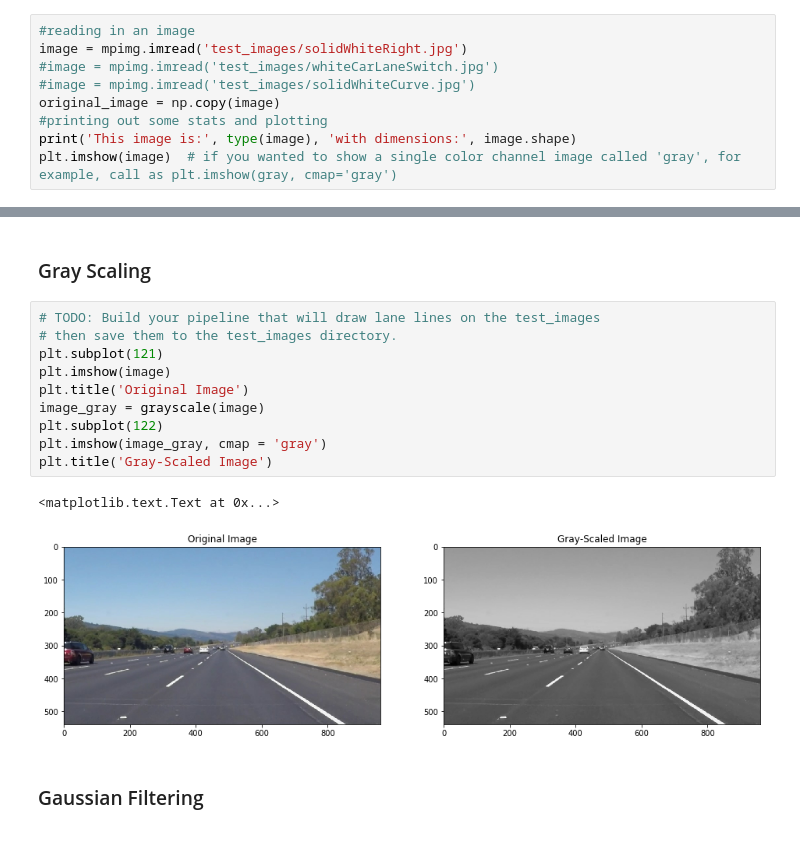
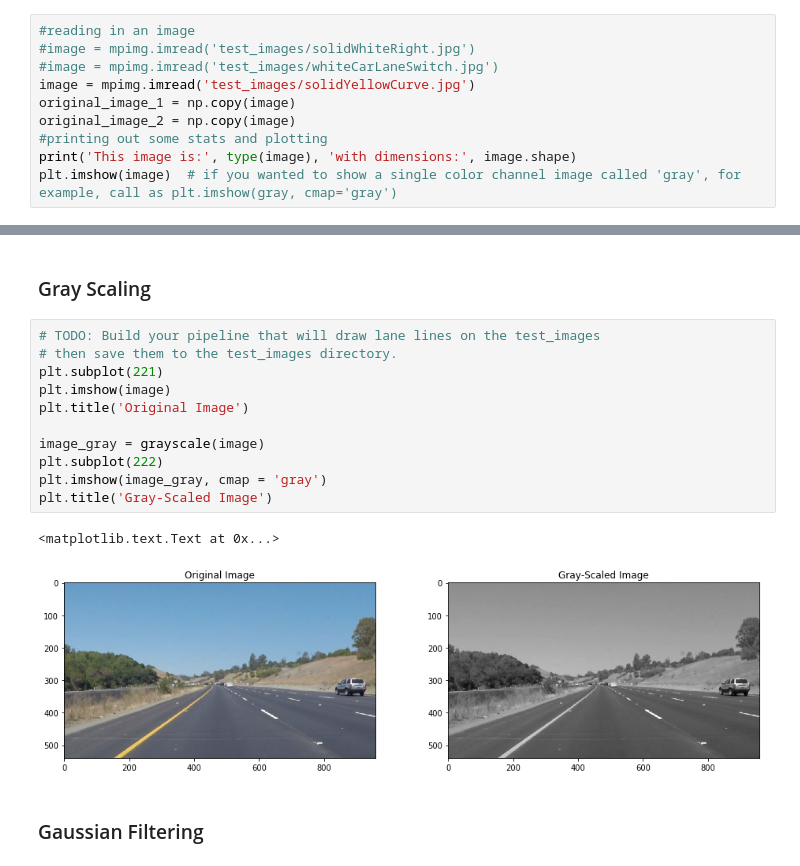
Before and after one commit to tmaandi/Lane-Lines-Identification, a Jupyter notebook: P1.ipynb, the cells around one changed output, grey strips where cells are left out. Saved outputs shown, nothing was run; the diff lists cells and outputs as text.

```diff
--- a/P1.ipynb
+++ b/P1.ipynb
@@ -53,10 +53,11 @@ mpl.rcParams['figure.figsize'] = [16,9]
 ## Read in an Image
 # %%
 #reading in an image
-image = mpimg.imread('test_images/solidWhiteRight.jpg')
+#image = mpimg.imread('test_images/solidWhiteRight.jpg')
 #image = mpimg.imread('test_images/whiteCarLaneSwitch.jpg')
-#image = mpimg.imread('test_images/solidWhiteCurve.jpg')
-original_image = np.copy(image)
+image = mpimg.imread('test_images/solidYellowCurve.jpg')
+original_image_1 = np.copy(image)
+original_image_2 = np.copy(image)
 #printing out some stats and plotting
 print('This image is:', type(image), 'with dimensions:', image.shape)
 plt.imshow(image)  # if you wanted to show a single color channel image called 'gray', for example, call as plt.imshow(gray, cmap='gray')
@@ -201,16 +202,17 @@ Try tuning the various parameters, especially the low and high Canny thresholds
 # %%
 # TODO: Build your pipeline that will draw lane lines on the test_images
 # then save them to the test_images directory.
-plt.subplot(121)
+plt.subplot(221)
 plt.imshow(image)
 plt.title('Original Image')
+
 image_gray = grayscale(image)
-plt.subplot(122)
+plt.subplot(222)
 plt.imshow(image_gray, cmap = 'gray')
 plt.title('Gray-Scaled Image')
 # %% [output]
 <matplotlib.text.Text at 0x...>
-[figure, old version]
+[figure, new version]
 # %% [markdown]
 ### Gaussian Filtering
 # %%
```
Also changed, not shown: parts of 10 cells of this notebook, 3 other files.
